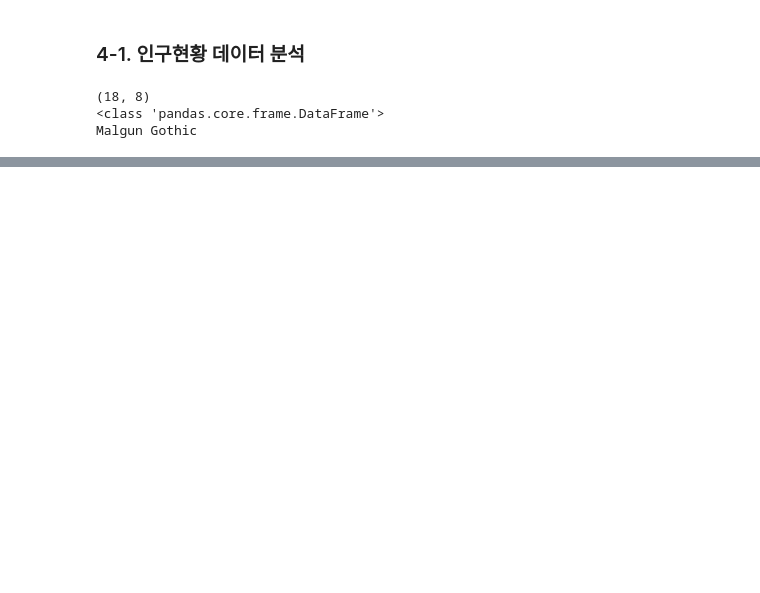
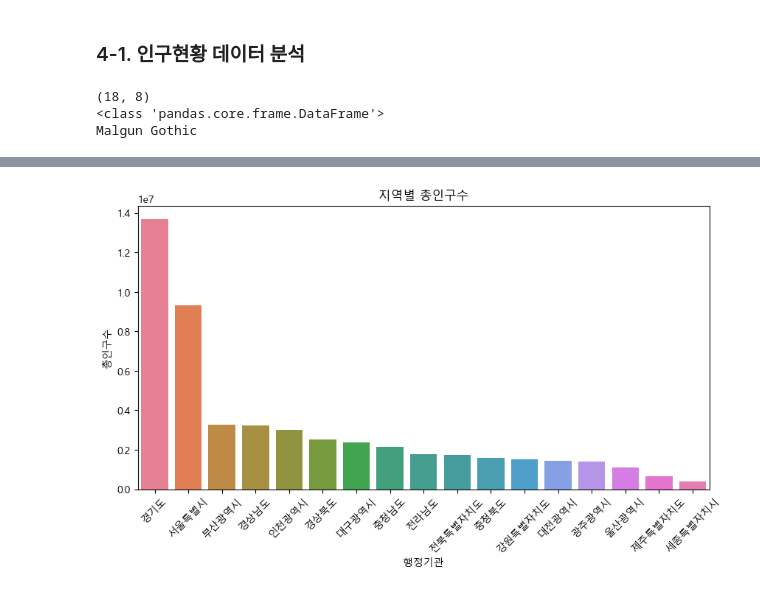
Before and after one commit to hyeonsq/Python_Webscraping_Anal, a Jupyter notebook: 연습문제_웹스크래핑/인구현황분석.ipynb, the cells around one changed output, grey strips where cells are left out. Drawn from its saved outputs; the diff is of its cells as text; code cells hidden in the pictures; blank space fills up the shorter version.

```diff
--- a/연습문제_웹스크래핑/인구현황분석.ipynb
+++ b/연습문제_웹스크래핑/인구현황분석.ipynb
@@ -28,15 +35,17 @@ re_df.head(5)
 # %%
 # 1-1. 지역별 총인구수 plot
 figure, axes1 = plt.subplots(nrows=1, ncols=1)
-figure.set_size_inches(18,12)
+figure.set_size_inches(10,5)
 
 pop_plot = sns.barplot(data=re_df.sort_values(by='총인구수',ascending=False),x='행정기관',y='총인구수',ax=axes1,hue='행정기관')
 pop_plot.set_title(f'지역별 총인구수')
 
 for item in pop_plot.get_xticklabels():
     item.set_rotation(45)
 
 plt.show()
+# %% [output]
+[figure, added]
 # %%
 # 2. 세대당 인구수 높은 지역 Top5
 no_df = data.loc[data['행정기관'] != '전국', ['행정기관', '세대당 인구']].sort_values(by='세대당 인구', ascending=False).reset_index(drop=True)
```
Also changed, not shown: parts of 9 cells of this notebook.
